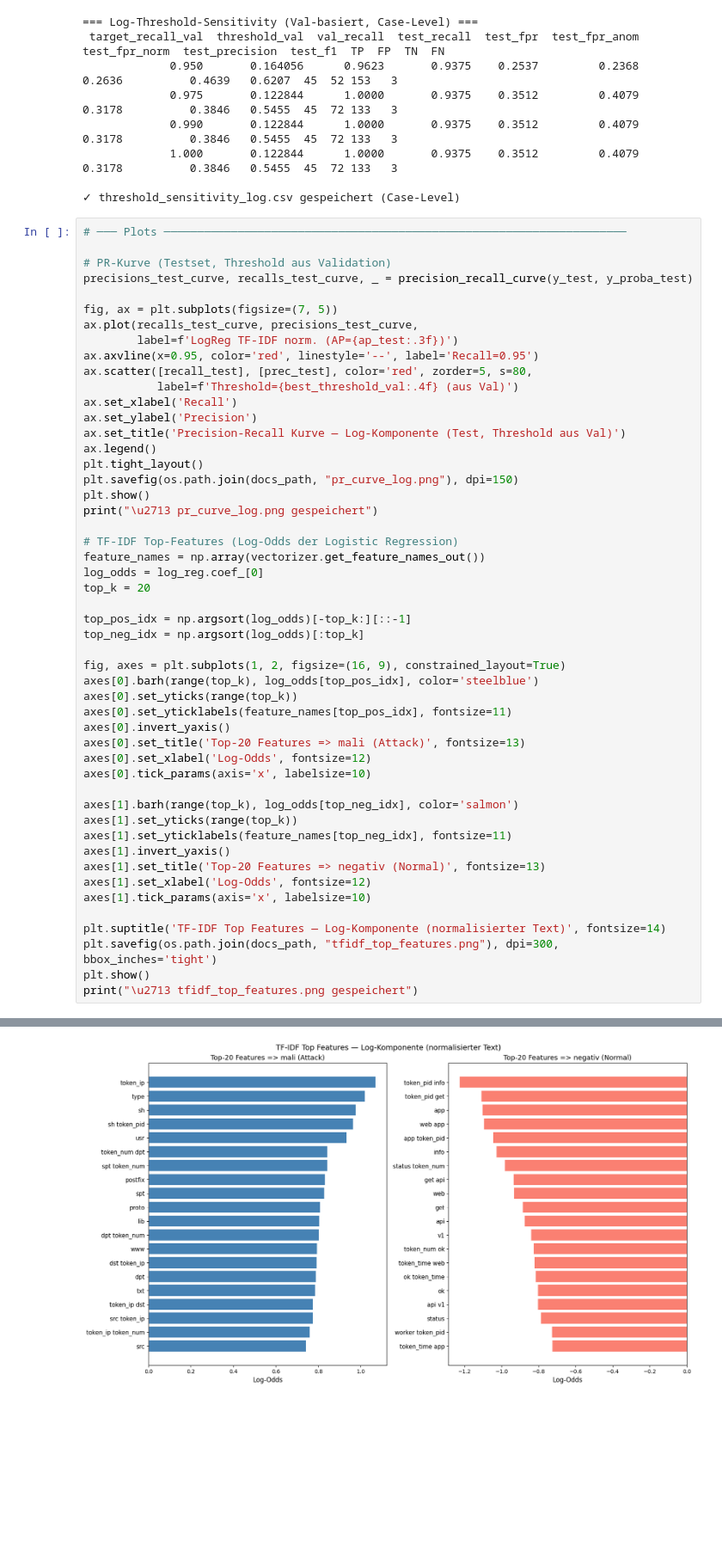
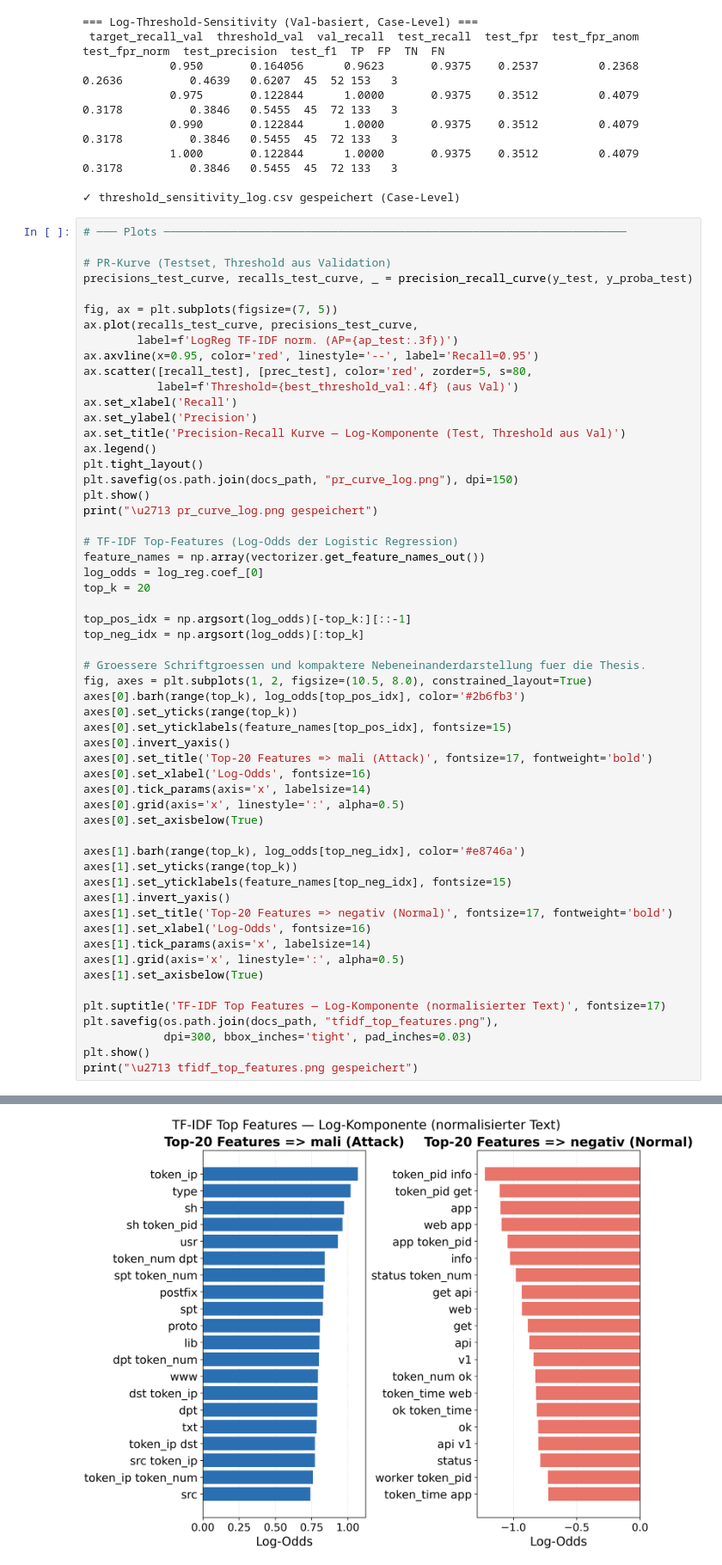
Before and after one commit to Nirosh04/bachelorarbeit-cloudanobench, a Jupyter notebook: notebooks/03_log_component.ipynb, the cells around one changed output, grey strips where cells are left out. Shown at 86% size. Saved outputs shown, nothing was run; the diff lists cells and outputs as text; blank space fills up the shorter version.

Commit message:
Finalisiere Thesis und reproduzierbare Ergebnisartefakte

```diff
--- a/notebooks/03_log_component.ipynb
+++ b/notebooks/03_log_component.ipynb
@@ -481,47 +481,53 @@ ax.axvline(x=0.95, color='red', linestyle='--', label='Recall=0.95')
 ax.scatter([recall_test], [prec_test], color='red', zorder=5, s=80,
            label=f'Threshold={best_threshold_val:.4f} (aus Val)')
 ax.set_xlabel('Recall')
 ax.set_ylabel('Precision')
 ax.set_title('Precision-Recall Kurve — Log-Komponente (Test, Threshold aus Val)')
 ax.legend()
 plt.tight_layout()
 plt.savefig(os.path.join(docs_path, "pr_curve_log.png"), dpi=150)
 plt.show()
 print("\u2713 pr_curve_log.png gespeichert")
 
 # TF-IDF Top-Features (Log-Odds der Logistic Regression)
 feature_names = np.array(vectorizer.get_feature_names_out())
 log_odds = log_reg.coef_[0]
 top_k = 20
 
 top_pos_idx = np.argsort(log_odds)[-top_k:][::-1]
 top_neg_idx = np.argsort(log_odds)[:top_k]
 
-fig, axes = plt.subplots(1, 2, figsize=(16, 9), constrained_layout=True)
-axes[0].barh(range(top_k), log_odds[top_pos_idx], color='steelblue')
+# Groessere Schriftgroessen und kompaktere Nebeneinanderdarstellung fuer die Thesis.
+fig, axes = plt.subplots(1, 2, figsize=(10.5, 8.0), constrained_layout=True)
+axes[0].barh(range(top_k), log_odds[top_pos_idx], color='#2b6fb3')
 axes[0].set_yticks(range(top_k))
-axes[0].set_yticklabels(feature_names[top_pos_idx], fontsize=11)
+axes[0].set_yticklabels(feature_names[top_pos_idx], fontsize=15)
 axes[0].invert_yaxis()
-axes[0].set_title('Top-20 Features => mali (Attack)', fontsize=13)
-axes[0].set_xlabel('Log-Odds', fontsize=12)
-axes[0].tick_params(axis='x', labelsize=10)
+axes[0].set_title('Top-20 Features => mali (Attack)', fontsize=17, fontweight='bold')
+axes[0].set_xlabel('Log-Odds', fontsize=16)
+axes[0].tick_params(axis='x', labelsize=14)
+axes[0].grid(axis='x', linestyle=':', alpha=0.5)
+axes[0].set_axisbelow(True)
 
-axes[1].barh(range(top_k), log_odds[top_neg_idx], color='salmon')
+axes[1].barh(range(top_k), log_odds[top_neg_idx], color='#e8746a')
 axes[1].set_yticks(range(top_k))
-axes[1].set_yticklabels(feature_names[top_neg_idx], fontsize=11)
+axes[1].set_yticklabels(feature_names[top_neg_idx], fontsize=15)
 axes[1].invert_yaxis()
-axes[1].set_title('Top-20 Features => negativ (Normal)', fontsize=13)
-axes[1].set_xlabel('Log-Odds', fontsize=12)
-axes[1].tick_params(axis='x', labelsize=10)
+axes[1].set_title('Top-20 Features => negativ (Normal)', fontsize=17, fontweight='bold')
+axes[1].set_xlabel('Log-Odds', fontsize=16)
+axes[1].tick_params(axis='x', labelsize=14)
+axes[1].grid(axis='x', linestyle=':', alpha=0.5)
+axes[1].set_axisbelow(True)
 
-plt.suptitle('TF-IDF Top Features — Log-Komponente (normalisierter Text)', fontsize=14)
-plt.savefig(os.path.join(docs_path, "tfidf_top_features.png"), dpi=300, bbox_inches='tight')
+plt.suptitle('TF-IDF Top Features — Log-Komponente (normalisierter Text)', fontsize=17)
+plt.savefig(os.path.join(docs_path, "tfidf_top_features.png"),
+            dpi=300, bbox_inches='tight', pad_inches=0.03)
 plt.show()
 print("\u2713 tfidf_top_features.png gespeichert")
 # %% [output]
 [figure]
 ✓ pr_curve_log.png gespeichert
-[figure, old version]
+[figure, new version]
 ✓ tfidf_top_features.png gespeichert
 # %% [markdown]
 ## Ergebnis der Log-Komponente
```
Also changed, not shown: 18 other files.
